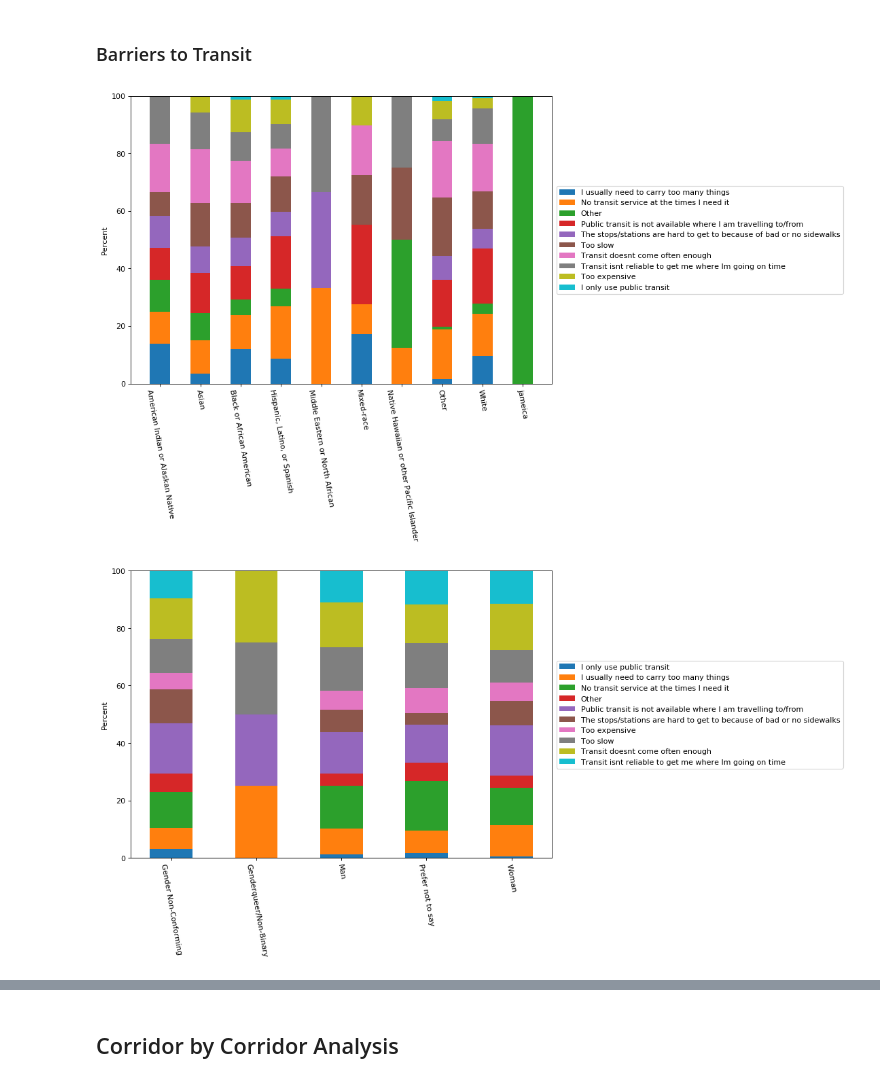
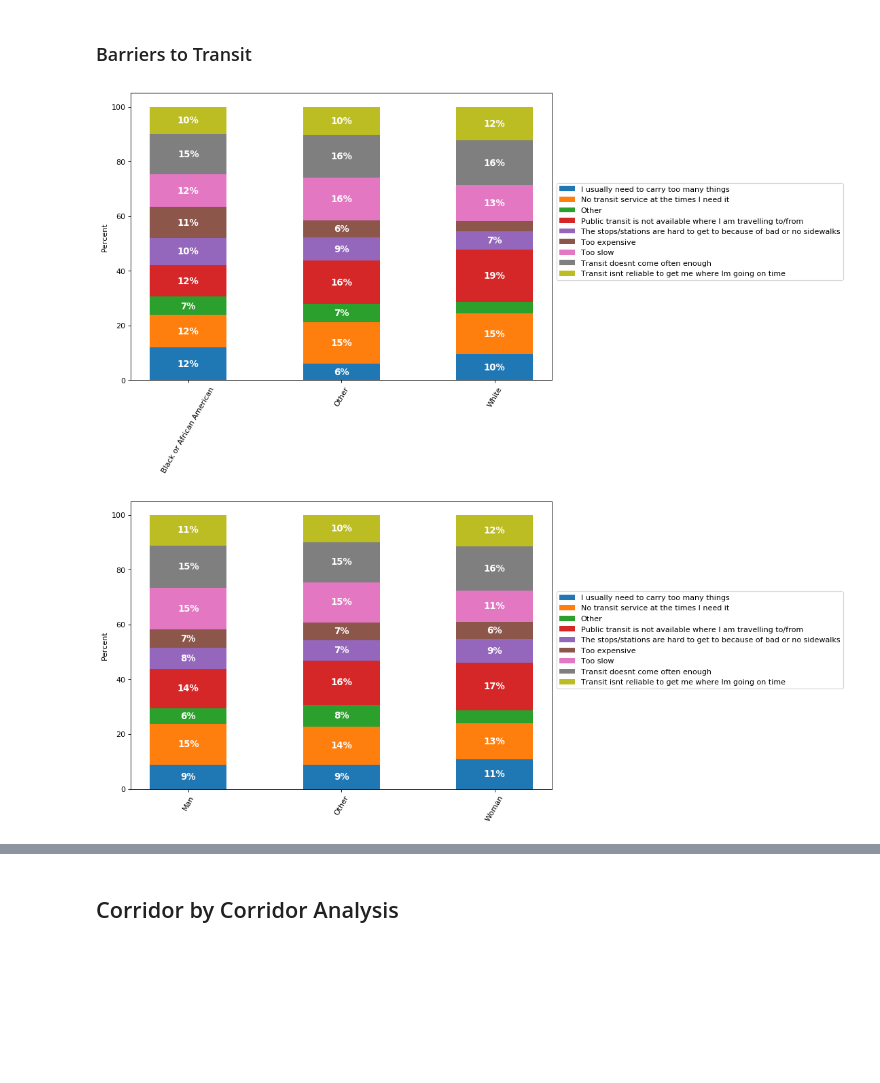
Before and after one commit to MattSamach/PPT_East_Busway, a Jupyter notebook: Notebooks/Transit_Barriers_Stacked_Bars.ipynb, the cells around one changed output, grey strips where cells are left out. Drawn from its saved outputs; the diff is of its cells as text; code cells hidden in the pictures; blank space fills up the shorter version.

Commit message:
more analysis, including CivicMapper data

```diff
--- a/Notebooks/Transit_Barriers_Stacked_Bars.ipynb
+++ b/Notebooks/Transit_Barriers_Stacked_Bars.ipynb
@@ -41,17 +48,27 @@ race_var = "Race"
 # %%
 # Race
 
-hp.graph_percent_bars(hp.category_percents(data, cat_index=race_ind, val_index=3),
-                     race_var, "Why_Other_Transport_Used", "Share")
+graph_data = hp.category_percents(hp.aggregate_other(hp.aggregate_other(data, [race_ind]), 3, threshold=0.05),
+                                 cat_name=race_var+"_o", val_name="Why_Other_Transport_Used_o")
+
+# hp.graph_percent_bars(hp.category_percents(data, cat_index=race_ind, val_index=3),
+#                      race_var, "Why_Other_Transport_Used", "Share")
+
+hp.graph_percent_bars(graph_data, cat_name=race_var+"_o", val_name="Why_Other_Transport_Used_o", share_name="Share")
 # %% [output]
-[figure, old version]
+[figure, new version]
 # %%
 # Gender
 
-hp.graph_percent_bars(hp.category_percents(data, cat_index=gender_ind, val_index=3),
-                     gender_var, "Why_Other_Transport_Used", "Share")
+graph_data = hp.category_percents(hp.aggregate_other(data, [gender_ind, 3]),
+                                 cat_name=gender_var+"_o", val_name="Why_Other_Transport_Used_o")
+
+hp.graph_percent_bars(graph_data, cat_name=gender_var+"_o", val_name="Why_Other_Transport_Used_o", share_name="Share")
+
+# hp.graph_percent_bars(hp.category_percents(data, cat_index=gender_ind, val_index=3),
+#                      gender_var, "Why_Other_Transport_Used", "Share")
 # %% [output]
-[figure, old version]
+[figure, new version]
 # %%
 # Employment Status
 
```
Also changed, not shown: parts of 12 cells of this notebook, 40 other files.
